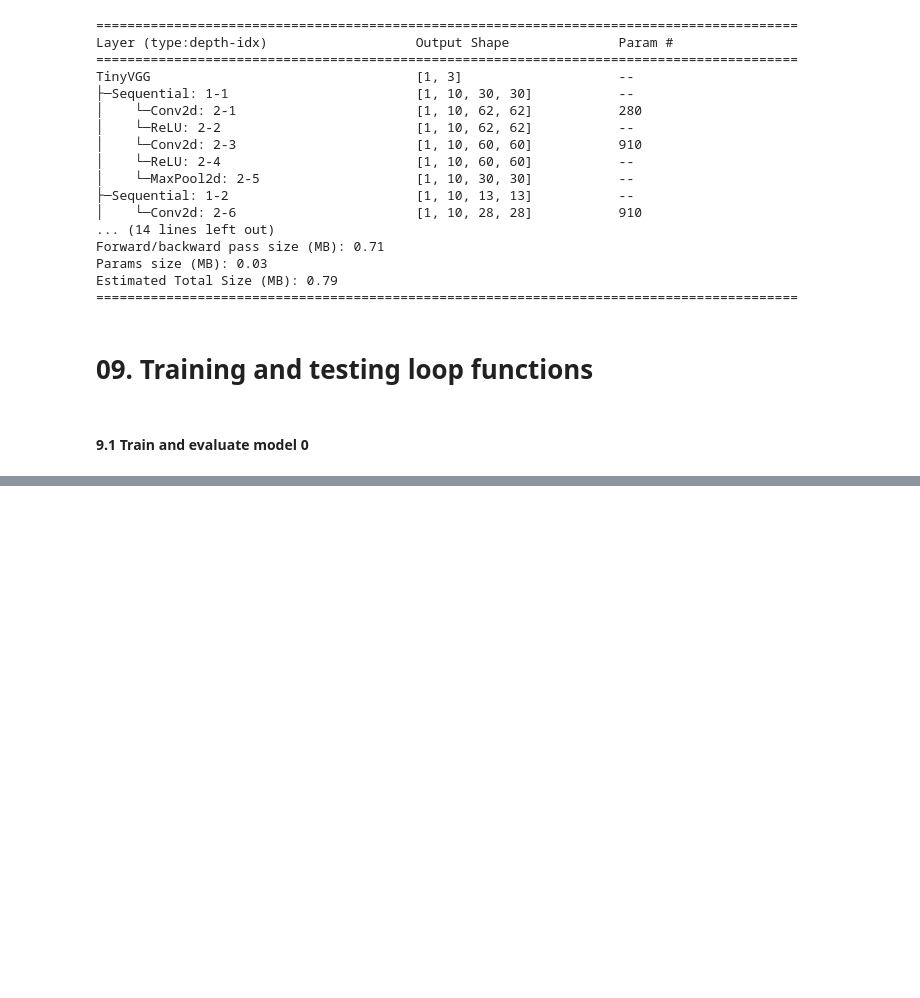
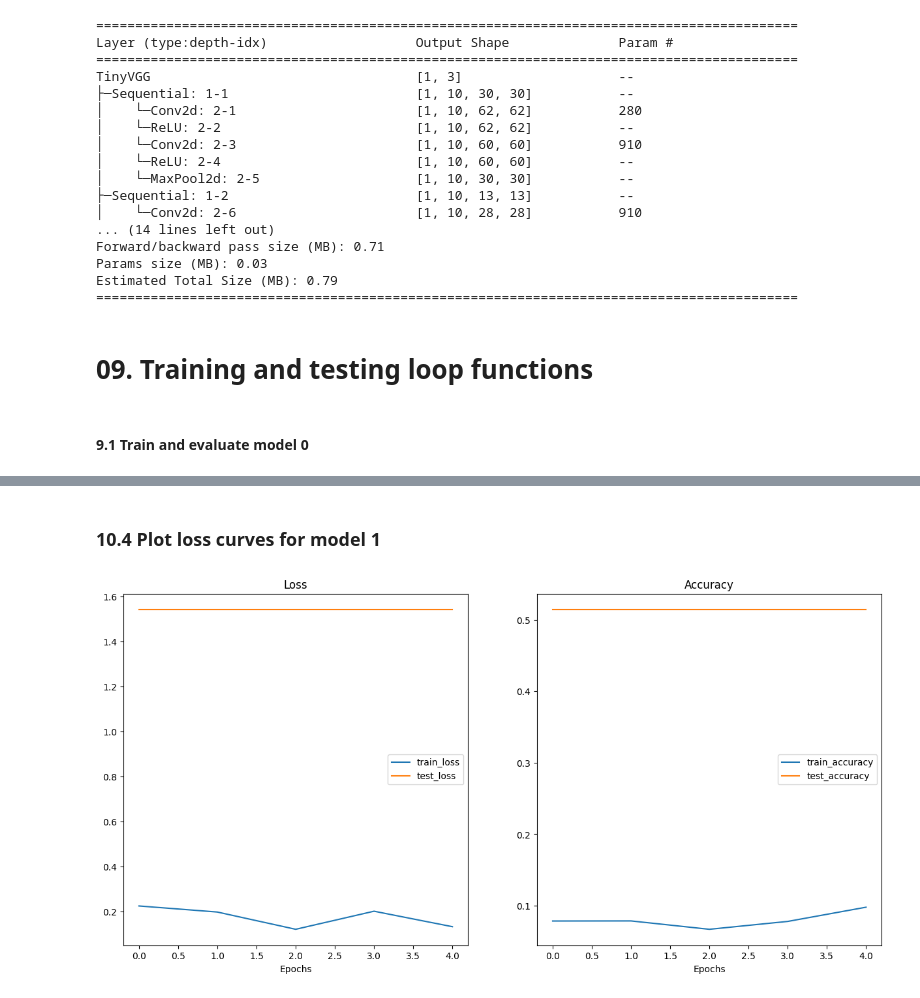
Before and after one commit to shaheer776/ai-portfolio-python, a Jupyter notebook: PyTorch/06_Pytorch_Custom_dataset.ipynb, the cells around one changed output, grey strips where cells are left out. Saved outputs shown, nothing was run; the diff lists cells and outputs as text; code cells hidden in the pictures; blank space fills up the shorter version.

```diff
--- a/PyTorch/06_Pytorch_Custom_dataset.ipynb
+++ b/PyTorch/06_Pytorch_Custom_dataset.ipynb
@@ -935,0 +1038,8 @@ Total training time: 110.6576 seconds.
+# %%
+torch.manual_seed(42)
+
+model_1 = TinyVGG(input_shape=3,
+                  hidden_units=10,
+                  output_shape=3)
+
+model_1
@@ -935,0 +1067,28 @@ Total training time: 110.6576 seconds.
+# %%
+torch.manual_seed(42)
+torch.cuda.manual_seed(42)
+
+# Set number of epochs
+NUM_EPOCHS = 5
+
+# Setup loss funciton
+loss_fn = nn.CrossEntropyLoss()
+
+# Setup optimizer
+optimizer = torch.optim.Adam(model_1.parameters(),
+                             lr=0.001)
+
+# Start timer
+start_time = time.time()
+
+model_1_results = train(model=model_1,
+                        train_dataloader=train_dataloader_augmented,
+                        test_dataloader=test_dataloader_simple,
+                        optimizer=optimizer,
+                        loss_fn=loss_fn,
+                        epochs=NUM_EPOCHS,
+                        device=device)
+
+end_time = time.time()
+
+print(f'Total Training time for model_1: {end_time-start_time:.2f} seconds')
@@ -935,0 +1125,6 @@ Total training time: 110.6576 seconds.
+# %% [markdown]
+### 10.4 Plot loss curves for model 1
+# %%
+plot_loss_curves(model_1_results)
+# %% [output]
+[figure, added]
```
Also changed, not shown: parts of 14 cells of this notebook.
